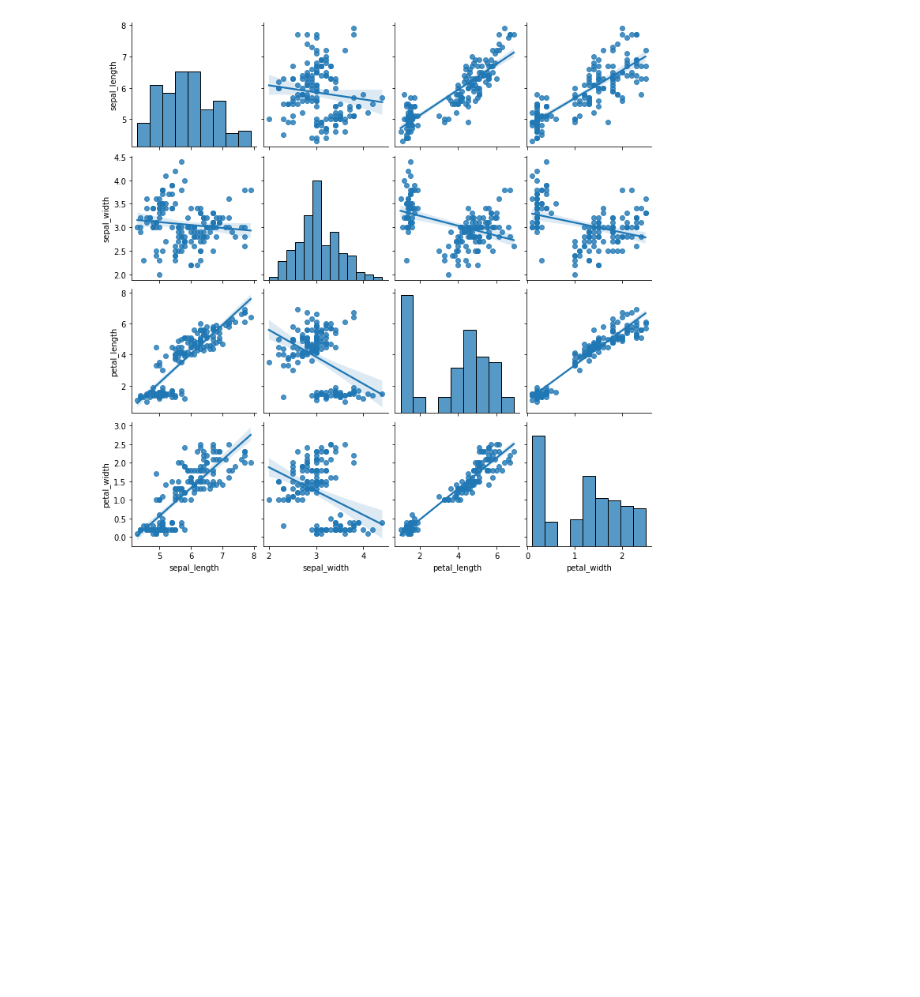
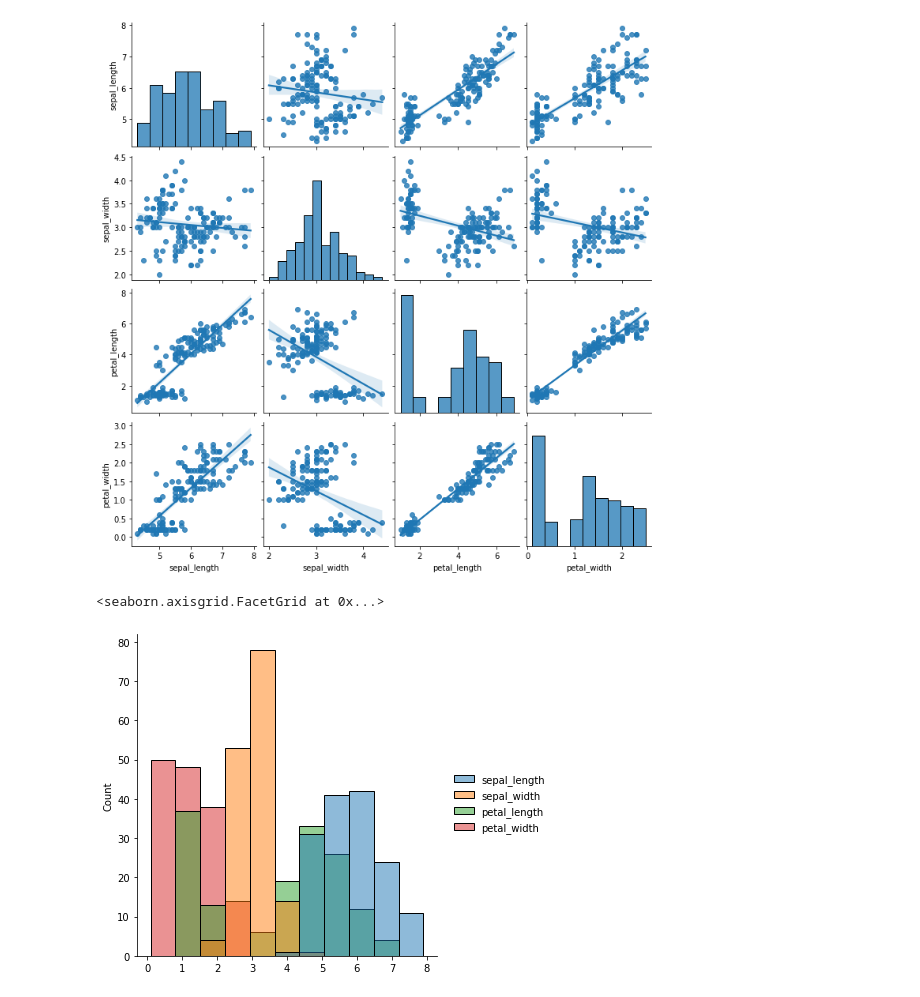
Before and after one commit to Anjaly1999/Data-Science-Lab, a Jupyter notebook: Lab Cycle 3/Cycle 3.ipynb, the cells around one changed output. Drawn from its saved outputs; the diff is of its cells as text; code cells hidden in the pictures; blank space fills up the shorter version.

```diff
--- a/Lab Cycle 3/Cycle 3.ipynb
+++ b/Lab Cycle 3/Cycle 3.ipynb
@@ -85,3 +85,8 @@ sns.pairplot(iris,kind="reg")
 # %% [output]
 <seaborn.axisgrid.PairGrid at 0x...>
 [figure]
+# %%
+sns.displot(iris)
+# %% [output]
+<seaborn.axisgrid.FacetGrid at 0x...>
+[figure, added]
```
Also changed, not shown: parts of 4 cells of this notebook.
